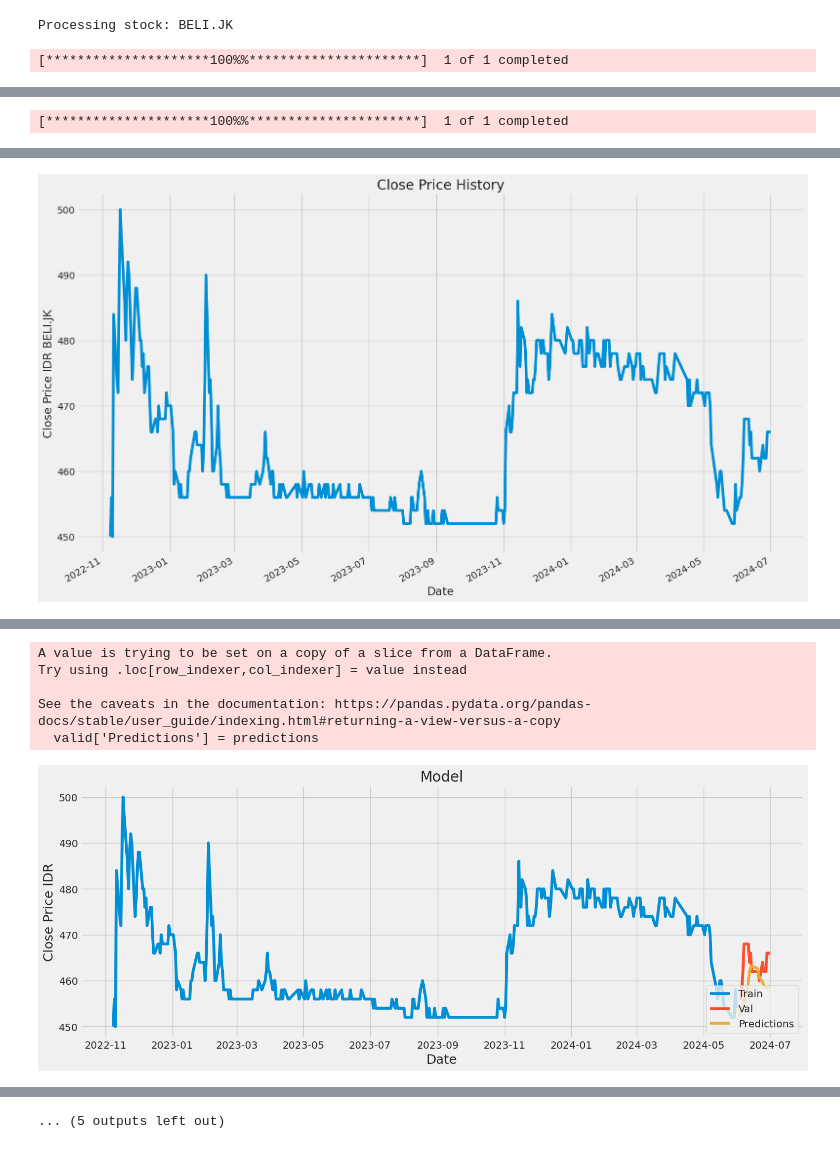
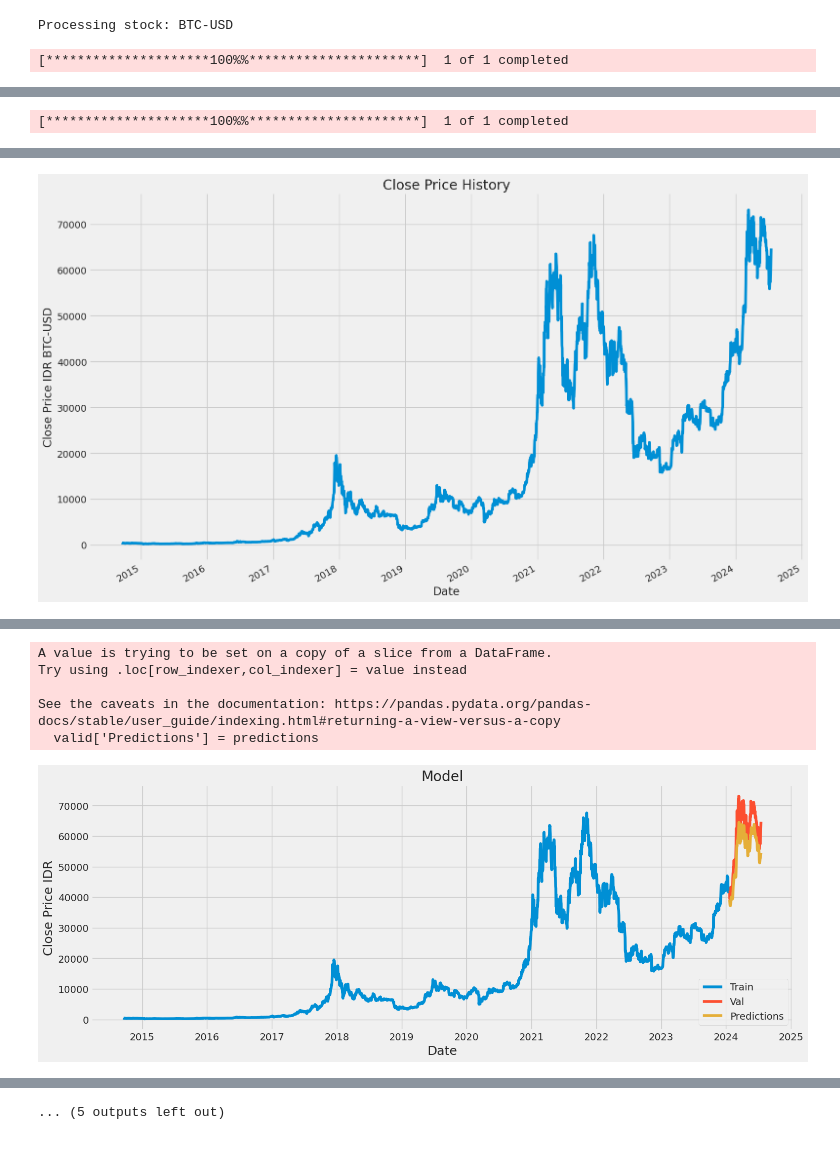
Before and after one commit to mahaputra971/prediksi-saham-lstm, a Jupyter notebook: lstmproject_final.ipynb, the cells around one changed output, grey strips where cells are left out. Cells and saved outputs as stored; diff of their text form; code cells hidden in the pictures.

Commit message:
IC_Project & LSTM Fixed

```diff
--- a/lstmproject_final.ipynb
+++ b/lstmproject_final.ipynb
@@ -26,25 +26,24 @@ from sqlalchemy import create_engine, text
 from sqlalchemy.orm import sessionmaker
 
 import importlib
-import sql
-import ic_project
+# import sql
+# import ic_project
 
-importlib.reload(ic_project)
-
-importlib.reload(sql)
-
-from sql import show_tables, insert_tables, show_specific_tables, get_issuer, insert_data_analyst,get_emiten_id
-from ic_project import ichimoku_project, ichimoku_sql, pembuktian_ichimoku
+# importlib.reload(ic_project)
+# importlib.reload(sql)
+import integrations
+importlib.reload(integrations)
+from integrations import ichimoku_project, ichimoku_sql, pembuktian_ichimoku, get_issuer, get_emiten_id, insert_data_analyst
 
 engine = create_engine('mysql+pymysql://mahaputra971:mahaputra971@localhost:3306/technical_stock_ta_db')
 Session = sessionmaker(bind=engine)
 session = Session()
 
-# # Stock data
+# Stock data
 # stock_data, stock_nama_data = get_issuer()
 # company_name = stock_nama_data
 
-stock_data = ['BELI.JK']
+stock_data = ['BTC-USD']
 company_name = stock_data
 stock_nama_data = company_name
 
@@ -263,7 +262,7 @@ for stock, stock_nama in zip(stock_data, stock_nama_data):
     #BUAT LOGIC UNTUK TAMBAHIN KE DATABASE
 
     #id for fk in insert
-    stock_id = get_emiten_id(stock, 'tb_emiten')
+    stock_id = get_emiten_id(stock)
 
     # Save data to table 'tb_detail_emiten'
     df_copy = historical_df.reset_index()
@@ -293,14 +292,14 @@ for stock, stock_nama in zip(stock_data, stock_nama_data):
     insert_data_analyst("tb_lstm", data_lstm)
 
     # # Call the ichimoku_project function
-    # data_ic, tenkan_sen_status, kijun_sen_status, senkou_span_status = ichimoku_project(stock)
+    # data_ic, tenkan_sen_status, kijun_sen_status, senkou_sen_status = ichimoku_project(stock)
     # # Convert data_new to a DataFrame
     # data_ic = pd.DataFrame(data_ic)
     # # Add 'id_emiten' column
     # data_ic['id_emiten'] = stock_id
     # data_ic['tenkan_sen_status'] = tenkan_sen_status
     # data_ic['kijun_sen_status'] = kijun_sen_status
-    # data_ic['senkou_span_status'] = senkou_span_status
+    # data_ic['senkou_sen_status'] = senkou_sen_status
     # print(data_ic.keys())
     # Insert the data into the tb_ichimoku_cloud table
     # insert_data_analyst('tb_ichimoku_cloud', data_ic)
@@ -323,7 +322,7 @@ for stock, stock_nama in zip(stock_data, stock_nama_data):
     }
     print("THIS IS THE KEY DATA IC STATUS")
     print(data_ic_status.keys())
-    print(f"319: ################# {stock_id} {sen_status} {span_status}")
+    print(f"319: ################# {stock_id} {sen_status} {sen_status}")
     #insert the data status
     insert_data_analyst('tb_ichimoku_status', data_ic_status)
 
@@ -356,7 +355,7 @@ for stock, stock_nama in zip(stock_data, stock_nama_data):
     img_price_history = Image.open(f'picture/close_price_history/{stock}.png')
     img_comparation = Image.open(f'picture/accuracy/{stock}.png')
     img_prediction = Image.open(f'picture/prediction/{stock}.png')
-    img_ichimoku_cloud = Image.open(f'ichimokuproject/image/plot_IC_{stock}.png')
+    img_ichimoku_cloud = Image.open(f'picture/ichimoku/{stock}.png')
     data_summary = {
         'id_emiten': stock_id,
         'pic_closing_price': img_closing_price,
@@ -369,10 +368,36 @@ for stock, stock_nama in zip(stock_data, stock_nama_data):
     }
     insert_data_analyst('tb_summary', data_summary)
 
-    tren_1hari, tren_1minggu, tren_1bulan = pembuktian_ichimoku(df_copy)
-    print(f"tren 1 hari: {tren_1hari}")
-    print(f"tren 1 minggu: {tren_1minggu}")
-    print(f"tren 1 bulan: {tren_1bulan}")
+    # Save data to table 'tb_accuracy_ichimoku_cloud'
+    tren_1hari_sen, tren_1minggu_sen, tren_1bulan_sen = pembuktian_ichimoku(stock, 'sen')
+    tren_1hari_span, tren_1minggu_span, tren_1bulan_span = pembuktian_ichimoku(stock, 'span')
+
+    percent_1_hari_sen = pd.Series(tren_1hari_sen).mean() * 100
+    percent_1_minggu_sen = pd.Series(tren_1minggu_sen).mean() * 100
+    percent_1_bulan_sen = pd.Series(tren_1bulan_sen).mean() * 100
+
+    percent_1_hari_span = pd.Series(tren_1hari_span).mean() * 100
+    percent_1_minggu_span = pd.Series(tren_1minggu_span).mean() * 100
+    percent_1_bulan_span = pd.Series(tren_1bulan_span).mean() * 100
+
+    print(f"Accuracy tren 1 hari SEN: {percent_1_hari_sen}%")
+    print(f"Accuracy tren 1 minggu SEN: {percent_1_minggu_sen}%")
+    print(f"Accuracy tren 1 bulan SEN: {percent_1_bulan_sen}%")
+
+    print(f"\nAccuracy tren 1 hari SPAN: {percent_1_hari_span}%")
+    print(f"Accuracy tren 1 minggu SPAN: {percent_1_minggu_span}%")
+    print(f"Accuracy tren 1 bulan SPAN: {percent_1_bulan_span}%")
+    data_accuracy_ichimoku = {
+        'id_emiten': stock_id,
+        'percent_1_hari_sen' : percent_1_hari_sen,
+        'percent_1_minggu_sen' : percent_1_minggu_sen,
+        'percent_1_bulan_sen' : percent_1_bulan_sen,
+        'percent_1_hari_span' : percent_1_hari_span,
+        'percent_1_minggu_span' : percent_1_minggu_span,
+        'percent_1_bulan_span' : percent_1_bulan_span,
+        'date' : date_save
+    }
+    insert_data_analyst('tb_accuracy_ichimoku_cloud', data_accuracy_ichimoku)
 # %% [output]
-Processing stock: BELI.JK
+Processing stock: BTC-USD
 [*********************100%%**********************]  1 of 1 completed
@@ -406 +439 @@ Date
-[figure, old version]
+[figure, new version]
@@ -409,6 +442,6 @@ Date
 A value is trying to be set on a copy of a slice from a DataFrame.
 Try using .loc[row_indexer,col_indexer] = value instead
 
 See the caveats in the documentation: https://pandas.pydata.org/pandas-docs/stable/user_guide/indexing.html#returning-a-view-versus-a-copy
   valid['Predictions'] = predictions
-[figure, old version]
+[figure, new version]
```
Also changed, not shown: parts of 4 cells of this notebook, 12 other files.
